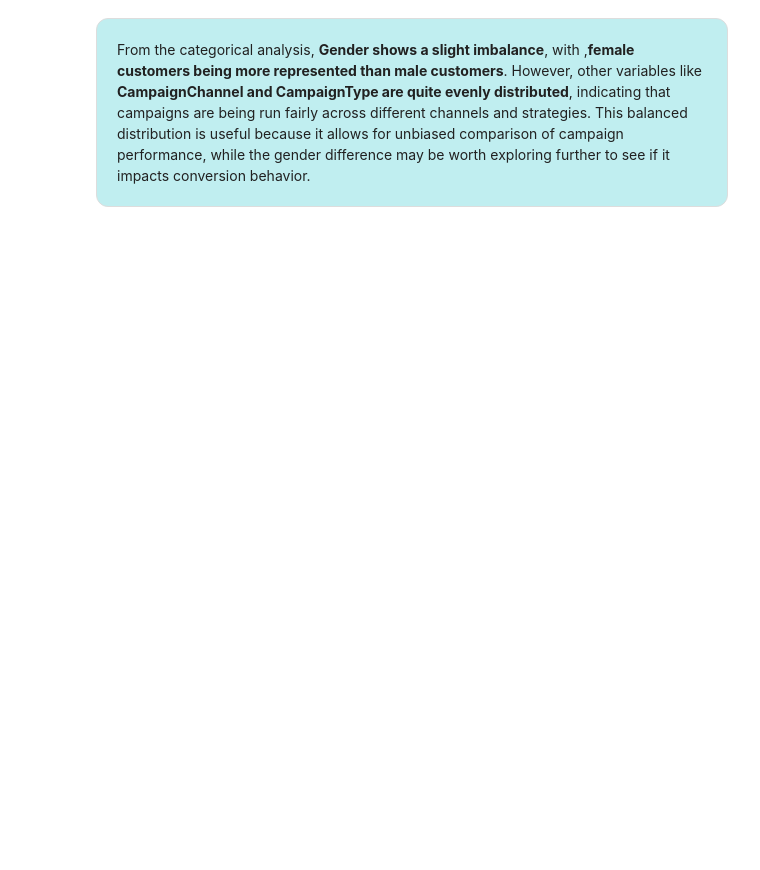
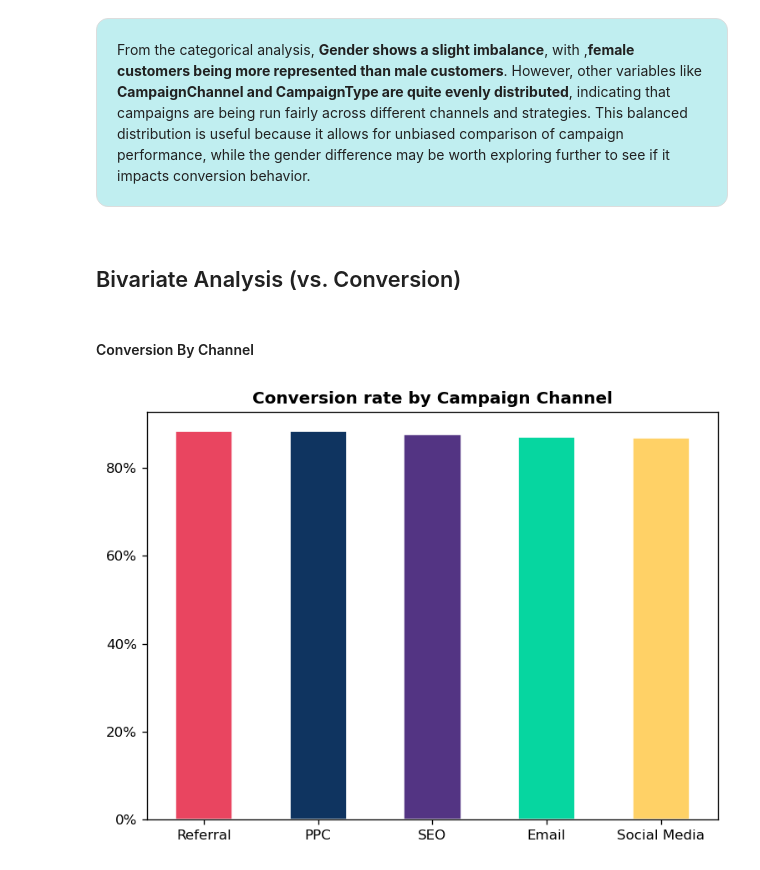
Before and after one commit to Poojaschavan97/Digital-Marketing-Campaign, a Jupyter notebook: Digital Marketing.ipynb, the cells around one changed output. Cells and saved outputs as stored; diff of their text form; code cells hidden in the pictures; blank space fills up the shorter version.

```diff
--- a/Digital Marketing.ipynb
+++ b/Digital Marketing.ipynb
@@ -2,21 +9,39 @@
 # importing Librabries
 import numpy as np
 import pandas as pd
+import math
+import warnings
+warnings.filterwarnings('ignore')
 
 # Visualization Libraries
 import matplotlib.pyplot as plt
+import matplotlib.ticker as mtick
 import seaborn as sns
-import math
+plt.rcParams['figure.dpi']=120
+PALETTE = ['#e94560', '#0f3460', '#533483', '#06d6a0', '#ffd166']
 
 #preprocessing libraries
-from sklearn.preprocessing import OneHotEncoder,LabelEncoder
-from sklearn.model_selection import train_test_split
+from sklearn.preprocessing import OneHotEncoder,LabelEncoder,StandardScaler
+from sklearn.pipeline import Pipeline
+from sklearn.compose import ColumnTransformer
+from sklearn.model_selection import train_test_split, cross_val_score, StratifiedKFold, GridSearchCV
 
 #modelling
 from sklearn.linear_model import LogisticRegression
+from sklearn.ensemble import RandomForestClassifier, GradientBoostingClassifier
+from xgboost import XGBClassifier
+
+#Imbalanced Data
+from imblearn.over_sampling import SMOTE
 
 # Evaluation Metrics
-from sklearn.metrics import confusion_matrix
+from sklearn.metrics import (confusion_matrix, classification_report,
+                            roc_auc_score, roc_curve, precision_recall_curve,
+                            average_precision_score, f1_score)
+# Explainability
+import shap
 
 # Exporting
 import pickle
+
+print("All Libraries are imported successfully")
@@ -360,3 +390,18 @@ categorical_distribution()
 ">
     From the categorical analysis, <b>Gender shows a slight imbalance</b>, with ,<b>female customers being more represented than male customers</b>. However, other variables like <b>CampaignChannel and CampaignType are quite evenly distributed</b>, indicating that campaigns are being run fairly across different channels and strategies. This balanced distribution is useful because it allows for unbiased comparison of campaign performance, while the gender difference may be worth exploring further to see if it impacts conversion behavior.
 </div>
+# %% [markdown]
+## Bivariate Analysis (vs. Conversion)
+# %% [markdown]
+#### Conversion By Channel
+# %%
+channel_conv = digital_data.groupby('CampaignChannel')['Conversion'].mean().sort_values(ascending = False)
+disp = channel_conv.plot(kind = 'bar', color = PALETTE, edgecolor = 'white', rot = 0)
+disp.set_title("Conversion rate by Campaign Channel", fontweight = 'bold')
+disp.yaxis.set_major_formatter(mtick.PercentFormatter(1.0))
+disp.set_xlabel("")
+
+plt.tight_layout()
+plt.show()
+# %% [output]
+[figure, added]
```
Also changed, not shown: parts of 33 cells of this notebook.
